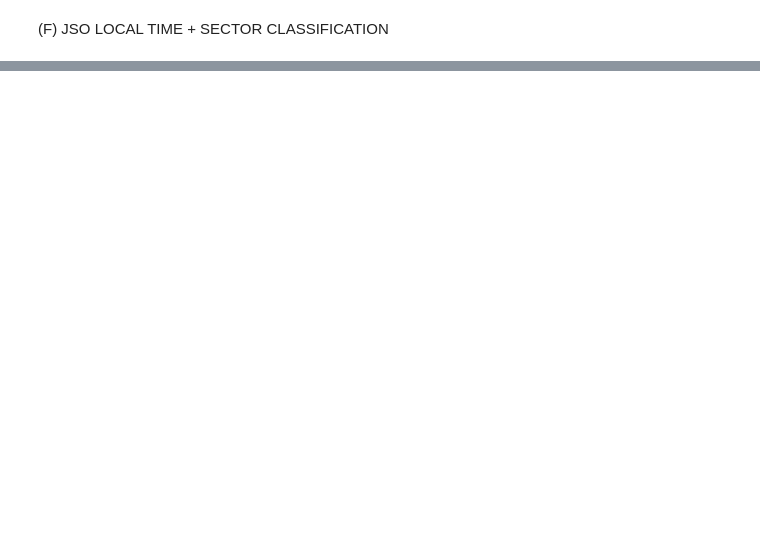
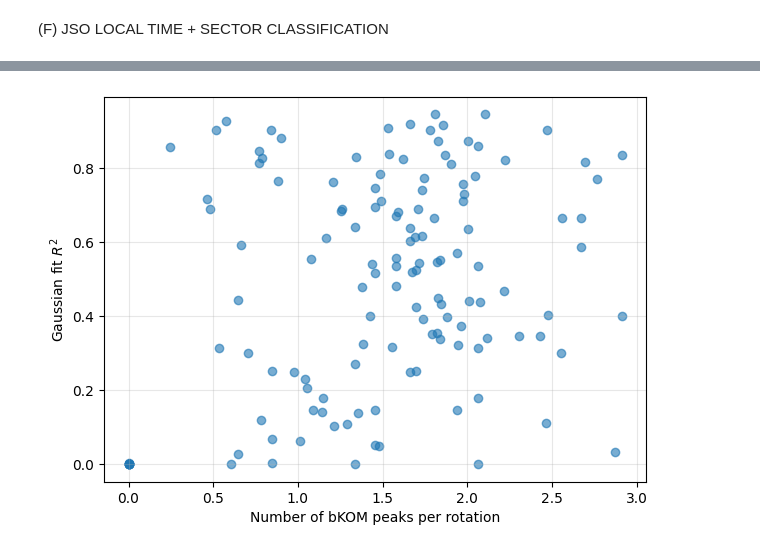
Before and after one commit to Kartav33/ERICA-JS, a Jupyter notebook: 02_event_detection.ipynb, the cells around one changed output, grey strips where cells are left out. Drawn from its saved outputs; the diff is of its cells as text; code cells hidden in the pictures; blank space fills up the shorter version.

```diff
--- a/02_event_detection.ipynb
+++ b/02_event_detection.ipynb
@@ -641,0 +1063,16 @@ print(df_combined)
+# %%
+plt.figure(figsize=(7,5))
+
+plt.scatter(
+    df_bkom["n_peaks"]* 10 / df_bkom["fwhm_hr"],
+    df_bkom["fit_r2"] ,
+    alpha=0.6
+)
+
+plt.xlabel("Number of bKOM peaks per rotation")
+plt.ylabel(r"Gaussian fit $R^2$")
+plt.grid(alpha=0.3)
+
+plt.show()
+# %% [output]
+[figure, added]
```
Also changed, not shown: parts of 12 cells of this notebook, 1 other file.
